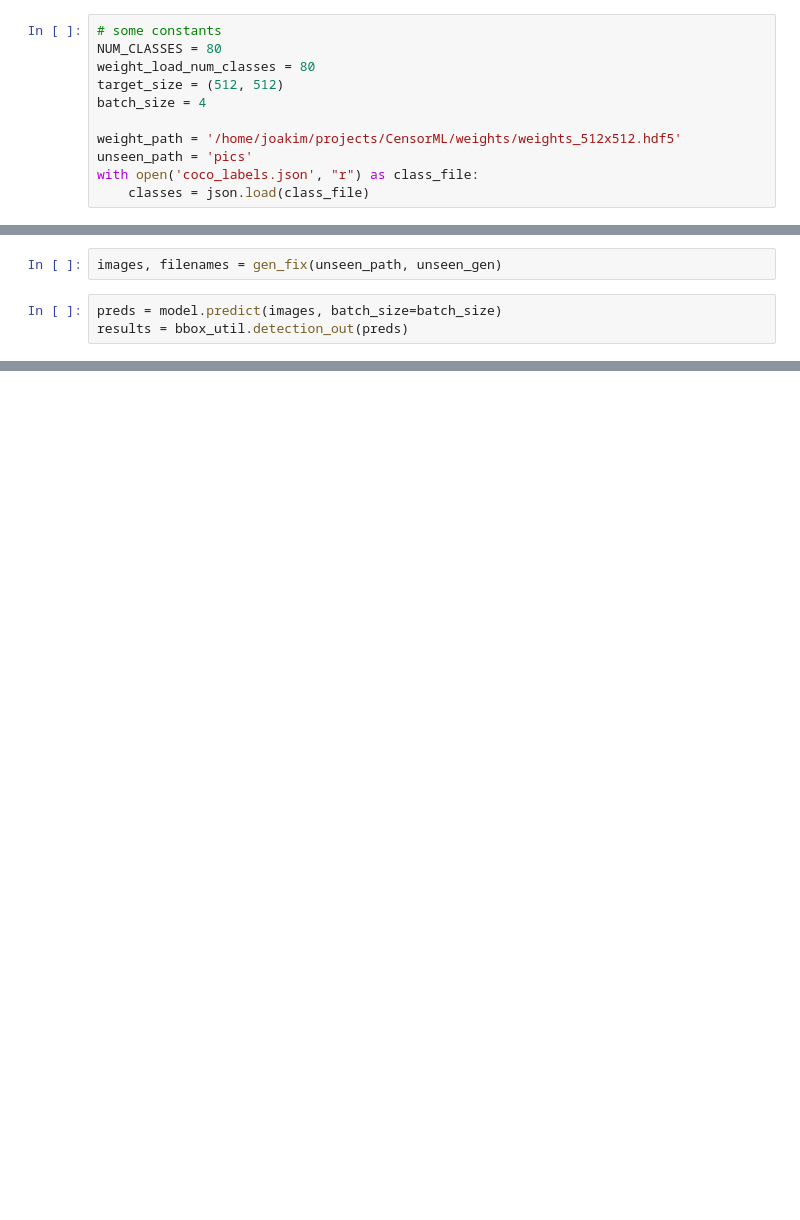
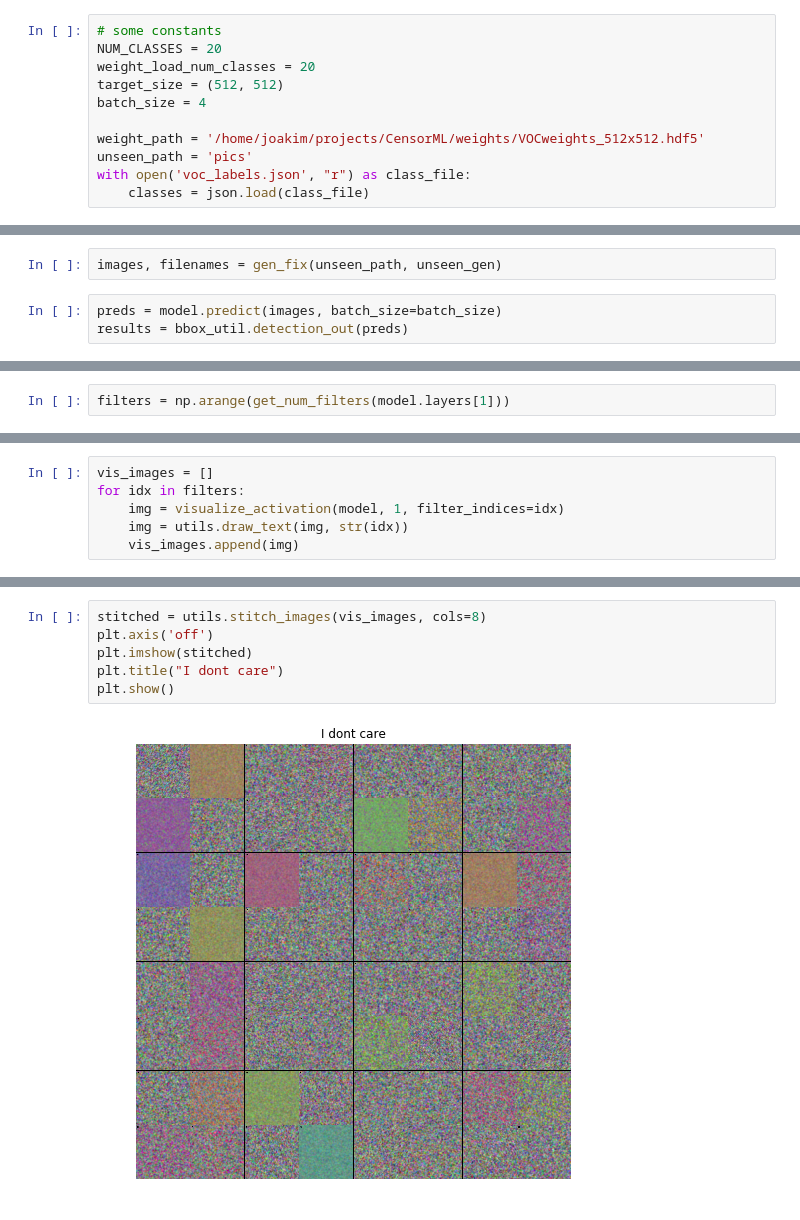
Before and after one commit to NegatioN/ssd_keras, a Jupyter notebook: SSD.ipynb, the cells around one changed output, grey strips where cells are left out. Drawn from its saved outputs; the diff is of its cells as text; blank space fills up the shorter version.

Commit message:
i dont even remember what i did here, but fuck it. commited for posterity. Probably breaks the repo.

```diff
--- a/SSD.ipynb
+++ b/SSD.ipynb
@@ -27,14 +28,14 @@ def gen_fix(path, unseen_gen):
     return images, filenames
 # %%
 # some constants
-NUM_CLASSES = 80
-weight_load_num_classes = 80
+NUM_CLASSES = 20
+weight_load_num_classes = 20
 target_size = (512, 512)
 batch_size = 4
 
-weight_path = '/home/joakim/projects/CensorML/weights/weights_512x512.hdf5'
+weight_path = '/home/joakim/projects/CensorML/weights/VOCweights_512x512.hdf5'
 unseen_path = 'pics'
-with open('coco_labels.json', "r") as class_file:
+with open('voc_labels.json', "r") as class_file:
     classes = json.load(class_file)
 # %%
 ssd = SSD(size=target_size, num_classes=weight_load_num_classes)
@@ -60,0 +70,2 @@ render_above_threshold(filenames, results, 0.4, classes)
+# %%
+filters = np.arange(get_num_filters(model.layers[1]))
@@ -60,0 +74,6 @@ render_above_threshold(filenames, results, 0.4, classes)
+# %%
+vis_images = []
+for idx in filters:
+    img = visualize_activation(model, 1, filter_indices=idx)
+    img = utils.draw_text(img, str(idx))
+    vis_images.append(img)
@@ -60,0 +98,8 @@ render_above_threshold(filenames, results, 0.4, classes)
+# %%
+stitched = utils.stitch_images(vis_images, cols=8)
+plt.axis('off')
+plt.imshow(stitched)
+plt.title("I dont care")
+plt.show()
+# %% [output]
+[figure, added]
```
Also changed, not shown: parts of 11 cells of this notebook, 4 other files.
